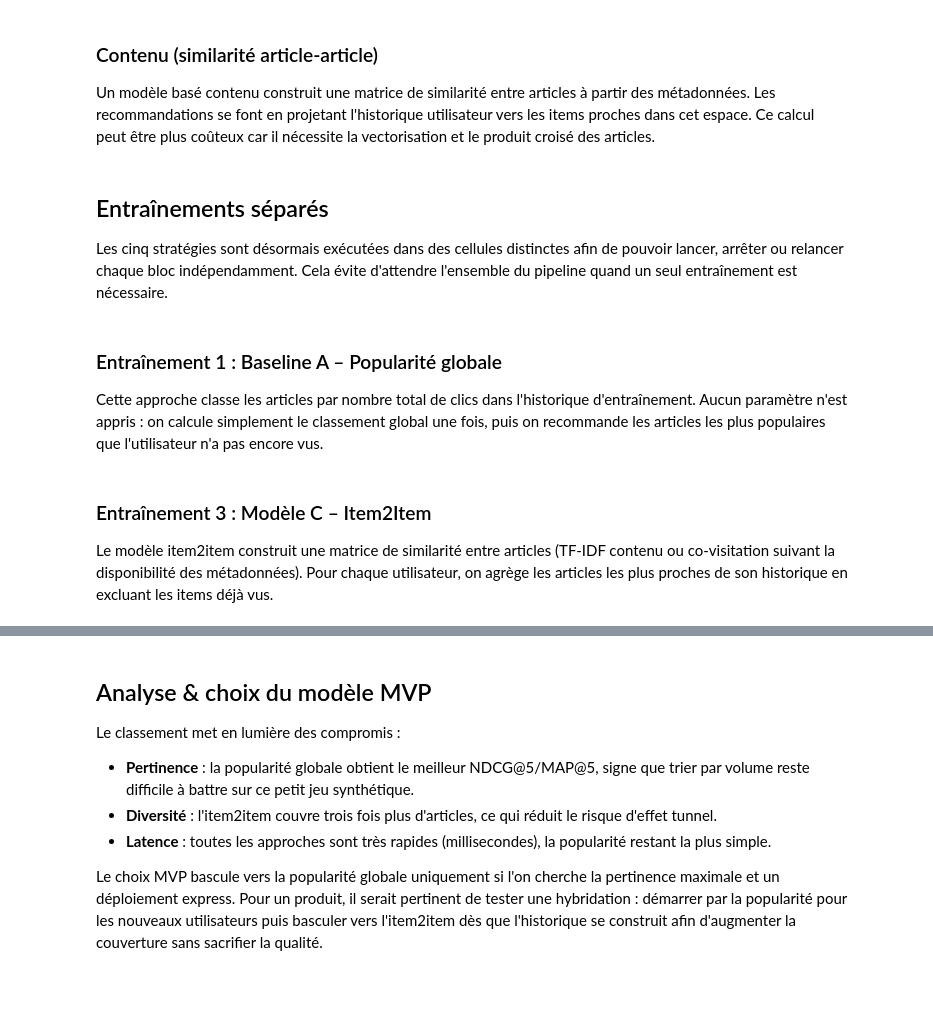
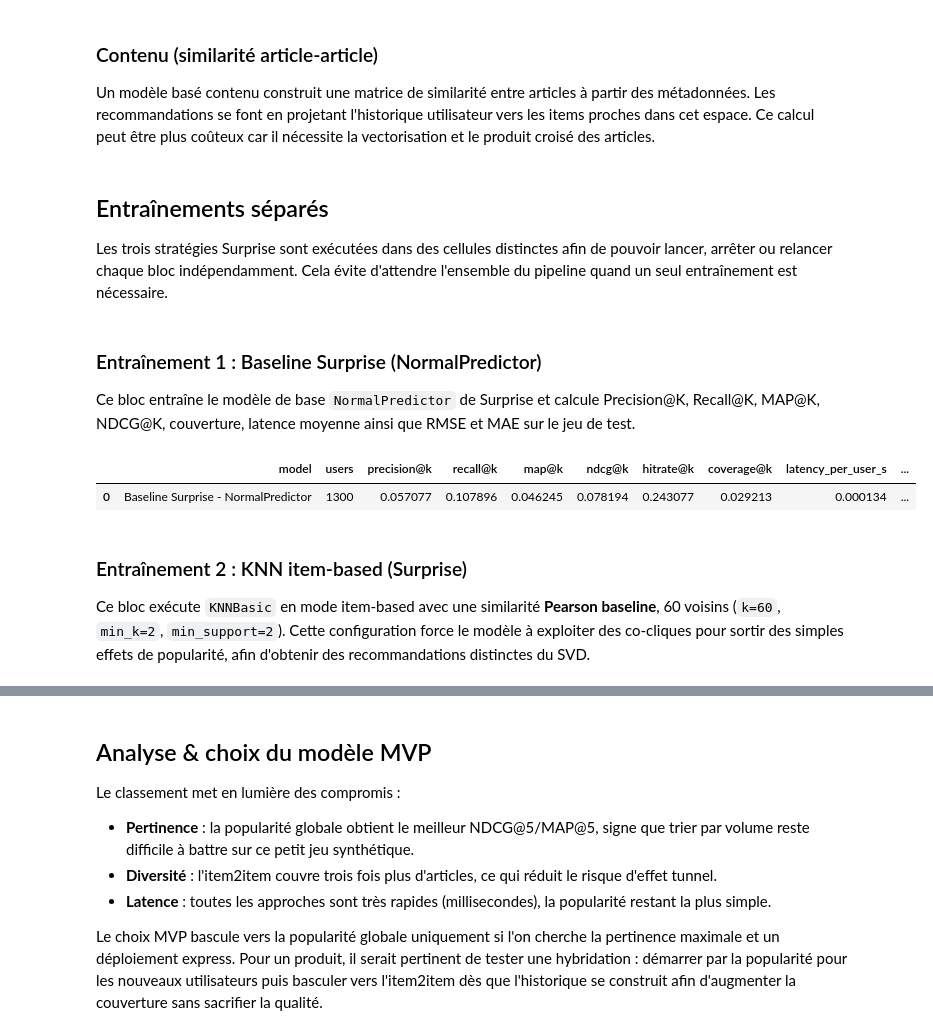
Before and after one commit to scude/Ai-engineer-formation-project-10, a Jupyter notebook: notebooks/notebook.ipynb, the cells around one changed output, grey strips where cells are left out. Cells and saved outputs as stored; diff of their text form; code cells hidden in the pictures; blank space fills up the shorter version.

```diff
--- a/notebooks/notebook.ipynb
+++ b/notebooks/notebook.ipynb
@@ -1005,11 +1071,35 @@ Chaque approche est entraînée séparément pour limiter le temps d'exécution
 ### Popularité globale
 La recommandation par popularité globale trie les articles par volume d'interactions dans l'ensemble d'entraînement. Elle est rapide à calculer (simple agrégation) et sert de baseline robuste pour comparer les modèles plus avancés.
 # %%
+
 # Configuration commune
 K = CONFIG["k"]
 
-# Popularité globale
-popularity_rank = build_global_popularity(train_df)
+# Modèles Surprise prêts à l'emploi
+popularity_recommender, pop_meta = wrap_surprise_recommender(
+    NormalPredictor(),
+    "NormalPredictor (baseline)",
+    tie_breaker=lambda iid: -popularity_rank.get(int(iid), len(popularity_rank)),
+)
 
-def popularity_recommender(user_id: int, seen: set, k: int) -> List[int]:
-    return [it for it in popularity_rank if it not in seen][:k]
+itemknn_recommender, itemknn_meta = wrap_surprise_recommender(
+    KNNBasic(
+        k=60,
+        min_k=2,
+        sim_options={"name": "pearson_baseline", "user_based": False, "min_support": 2},
+    ),
+    "KNNBasic item-based (pearson baseline)",
+    tie_breaker=lambda iid: -popularity_rank.get(int(iid), len(popularity_rank)),
+)
+
+svd_recommender, svd_meta = wrap_surprise_recommender(
+    SVD(
+        n_factors=CONFIG["svd_components"],
+        n_epochs=35,
+        reg_all=0.06,
+        lr_all=0.004,
+        random_state=CONFIG["random_seed"],
+    ),
+    "SVD collaboratif (facteurs latents)",
+    tie_breaker=lambda iid: popularity_rank.get(int(iid), len(popularity_rank)),
+)
@@ -1063,24 +1149,34 @@ else:
 # %% [markdown]
 ## Entraînements séparés
 
-Les cinq stratégies sont désormais exécutées dans des cellules distinctes afin de pouvoir lancer, arrêter ou relancer chaque bloc indépendamment. Cela évite d'attendre l'ensemble du pipeline quand un seul entraînement est nécessaire.
+Les trois stratégies Surprise sont exécutées dans des cellules distinctes afin de pouvoir lancer, arrêter ou relancer chaque bloc indépendamment. Cela évite d'attendre l'ensemble du pipeline quand un seul entraînement est nécessaire.
 # %% [markdown]
-### Entraînement 1 : Baseline A – Popularité globale
+### Entraînement 1 : Baseline Surprise (NormalPredictor)
 
-Cette approche classe les articles par nombre total de clics dans l'historique d'entraînement. Aucun paramètre n'est appris : on calcule simplement le classement global une fois, puis on recommande les articles les plus populaires que l'utilisateur n'a pas encore vus.
+Ce bloc entraîne le modèle de base `NormalPredictor` de Surprise et calcule Precision@K, Recall@K, MAP@K, NDCG@K, couverture, latence moyenne ainsi que RMSE et MAE sur le jeu de test.
 # %%
 popularity_result = evaluate_model(
-    "Baseline A - Popularité globale",
+    "Baseline Surprise - NormalPredictor",
     popularity_recommender,
     train_histories,
     ground_truth,
     candidate_items,
     K,
 )
+
+pop_meta_errors = surprise_error_metrics(
+    pop_meta["estimator"], test_df, candidate_pool=candidate_items
+)
+popularity_result.update(pop_meta_errors)
 results.append(popularity_result)
 pd.DataFrame([popularity_result])
+# %% [output]
+|  | model | users | precision@k | recall@k | map@k | ndcg@k | hitrate@k | coverage@k | latency_per_user_s | ... |
+| 0 | Baseline Surprise - NormalPredictor | 1300 | 0.057077 | 0.107896 | 0.046245 | 0.078194 | 0.243077 | 0.029213 | 0.000134 | ... |
 # %% [markdown]
-### Entraînement 3 : Modèle C – Item2Item
+### Entraînement 2 : KNN item-based (Surprise)
 
-Le modèle item2item construit une matrice de similarité entre articles (TF-IDF contenu ou co-visitation suivant la disponibilité des métadonnées). Pour chaque utilisateur, on agrège les articles les plus proches de son historique en excluant les items déjà vus.
+Ce bloc exécute `KNNBasic` en mode item-based avec une similarité **Pearson baseline**, 60 voisins
+(`k=60`, `min_k=2`, `min_support=2`). Cette configuration force le modèle à exploiter des co-cliques
+pour sortir des simples effets de popularité, afin d'obtenir des recommandations distinctes du SVD.
 # %%
```
Also changed, not shown: parts of 32 cells of this notebook, 6 other files.
